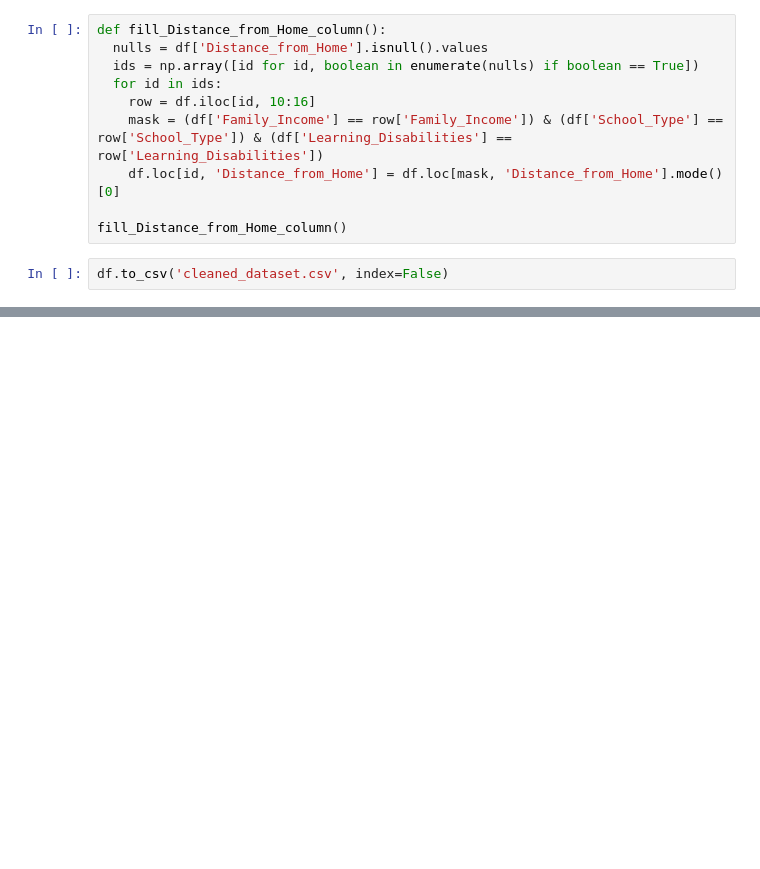
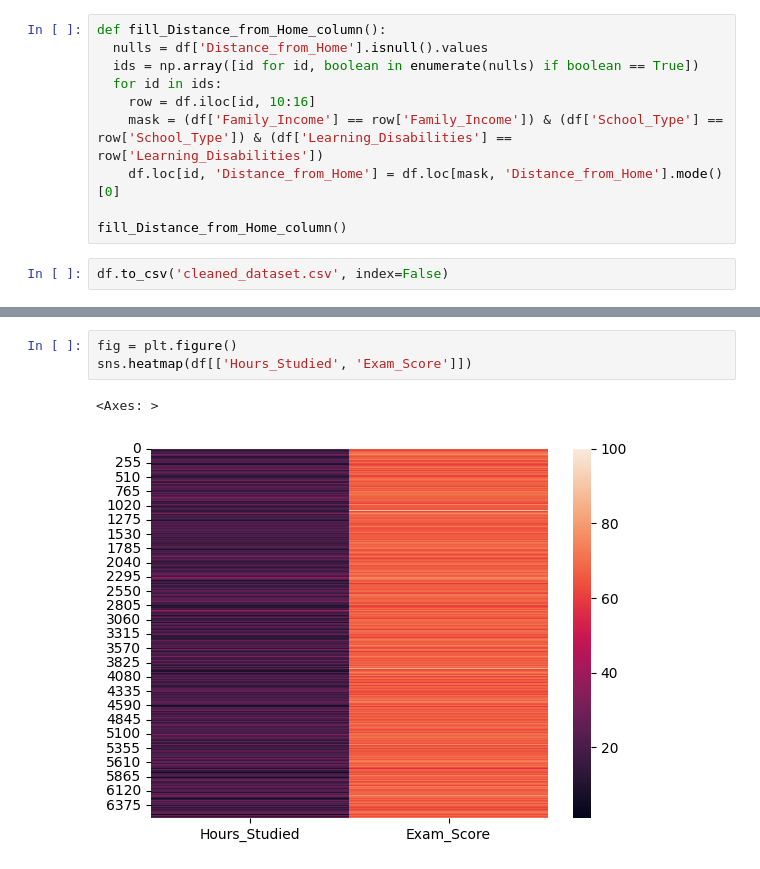
Before and after one commit to Gho-byte/EduPredict, a Jupyter notebook: NoteBooks/EduPredict_dataset_clean.ipynb, the cells around one changed output, grey strips where cells are left out. Cells and saved outputs as stored; diff of their text form; blank space fills up the shorter version.

```diff
--- a/NoteBooks/EduPredict_dataset_clean.ipynb
+++ b/NoteBooks/EduPredict_dataset_clean.ipynb
@@ -121,0 +135,6 @@ df.to_csv('cleaned_dataset.csv', index=False)
+# %%
+fig = plt.figure()
+sns.heatmap(df[['Hours_Studied', 'Exam_Score']])
+# %% [output]
+<Axes: >
+[figure, added]
```
Also changed, not shown: parts of 4 cells of this notebook, 12 other files.
